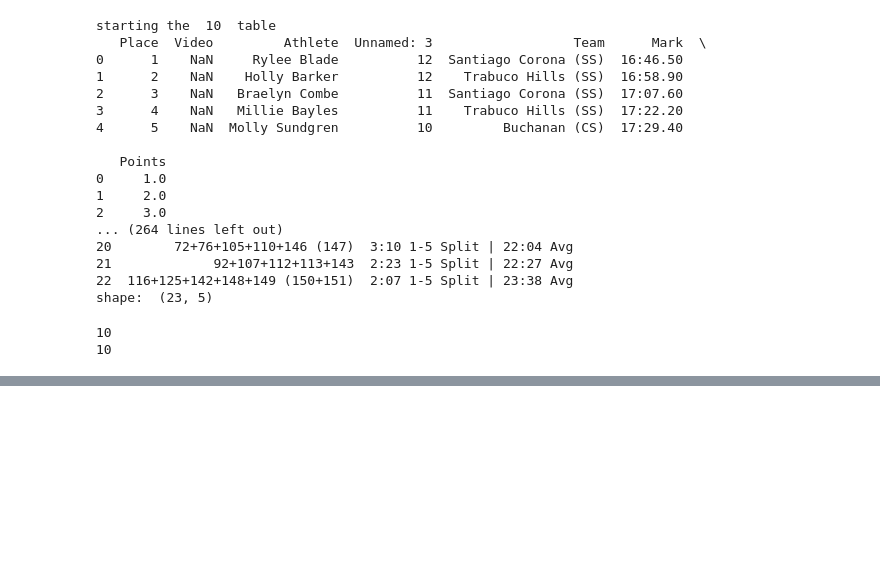
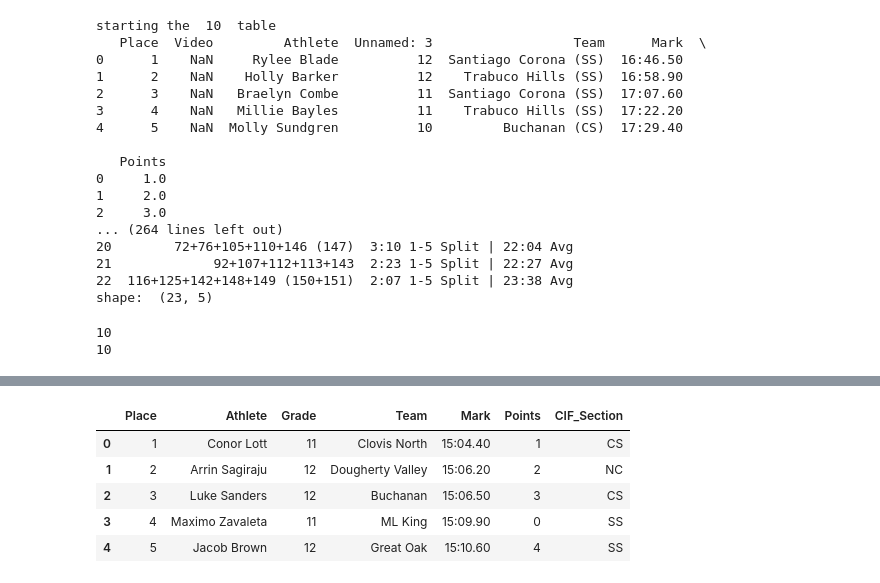
Before and after one commit to natewebster1/xc-analysis, a Jupyter notebook: cif-state.ipynb, the cells around one changed output, grey strips where cells are left out. Saved outputs shown, nothing was run; the diff lists cells and outputs as text; code cells hidden in the pictures; blank space fills up the shorter version.

```diff
--- a/cif-state.ipynb
+++ b/cif-state.ipynb
@@ -111,0 +258,9 @@ print(len(team_results))
+# %%
+individual_results[0].head()
+# %% [output]
+|  | Place | Athlete | Grade | Team | Mark | Points | CIF_Section |
+| 0 | 1 | Conor Lott | 11 | Clovis North | 15:04.40 | 1 | CS |
+| 1 | 2 | Arrin Sagiraju | 12 | Dougherty Valley | 15:06.20 | 2 | NC |
+| 2 | 3 | Luke Sanders | 12 | Buchanan | 15:06.50 | 3 | CS |
+| 3 | 4 | Maximo Zavaleta | 11 | ML King | 15:09.90 | 0 | SS |
+| 4 | 5 | Jacob Brown | 12 | Great Oak | 15:10.60 | 4 | SS |
```
Also changed, not shown: parts of 19 cells of this notebook.
